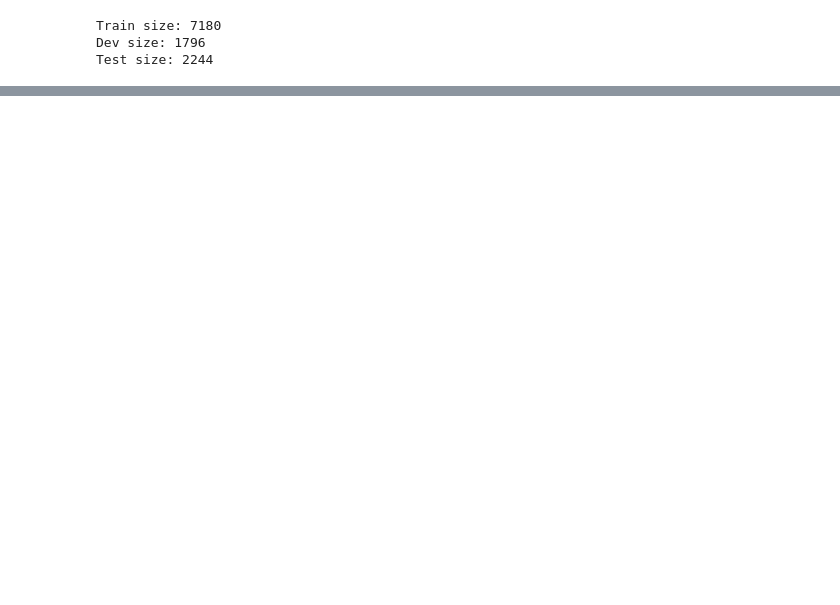
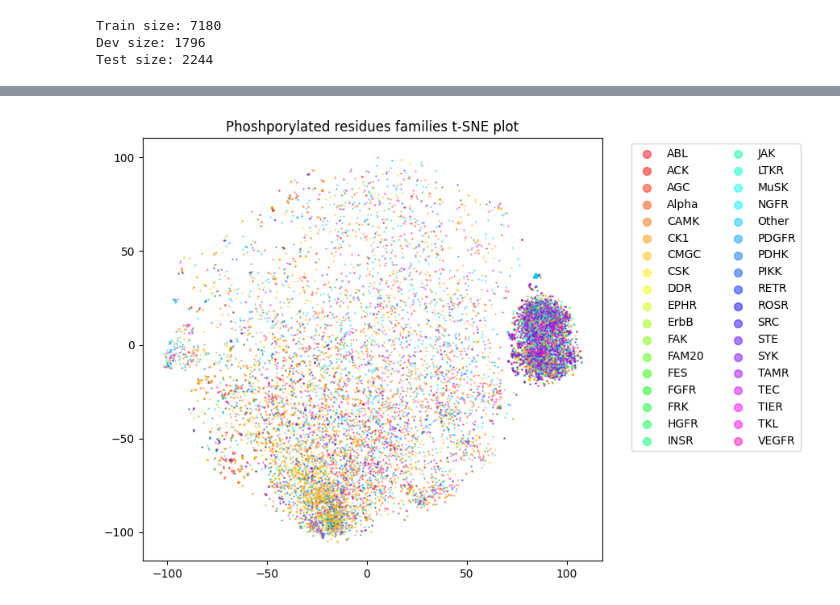
Before and after one commit to nexuso1/bio-research, a Jupyter notebook: notebooks/embeds_tsne.ipynb, the cells around one changed output, grey strips where cells are left out. Cells and saved outputs as stored; diff of their text form; code cells hidden in the pictures; blank space fills up the shorter version.

```diff
--- a/notebooks/embeds_tsne.ipynb
+++ b/notebooks/embeds_tsne.ipynb
@@ -133,0 +242,2 @@ tsne.fit(all_embeds)
+# %%
+cmap = colormaps['gist_rainbow']
@@ -133,0 +255,26 @@ tsne.fit(all_embeds)
+# %%
+colors = cmap(np.linspace(0,1,len(unique_fams)))
+# %%
+colors[..., -1] = 0.3
+# %%
+def create_families_plot(tp, families, name : str):
+    unique_fams = np.unique(families)
+    fam_to_num = {unique_fams[i] : i for i in range(len(unique_fams))}
+    fam_labels = np.asarray([fam_to_num[f] for f in families])
+    cmap = colormaps['gist_rainbow']
+    colors = cmap(np.linspace(0,1,len(unique_fams)))
+    colors[..., -1] = 0.5 # Set alpha
+    fig, ax = plt.subplots()
+    fig.set_size_inches((9, 6))
+    for i,fam in enumerate(fam_to_num.keys()):
+        mask = fam_labels == fam_to_num[fam]
+        fam_embeds = tp[mask]
+        ax.scatter(fam_embeds[:, 0], fam_embeds[:, 1], label=fam, marker='.', s=2, color=colors[i])
+    ax.legend(markerscale=10, ncols=2, bbox_to_anchor=(1.05, 1), loc='upper left')
+    ax.set_title('Phoshporylated residues families t-SNE plot')
+    fig.tight_layout()
+    plt.show()
+# %%
+create_families_plot(tp, families, 'test')
+# %% [output]
+[figure, added]
```
Also changed, not shown: parts of 31 cells of this notebook.
